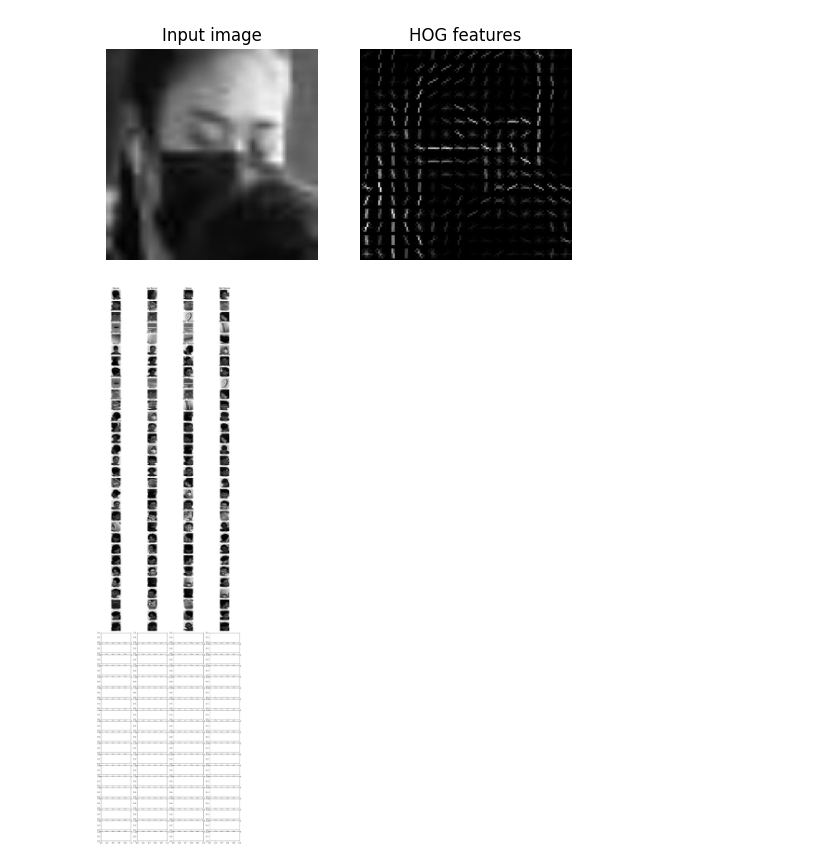
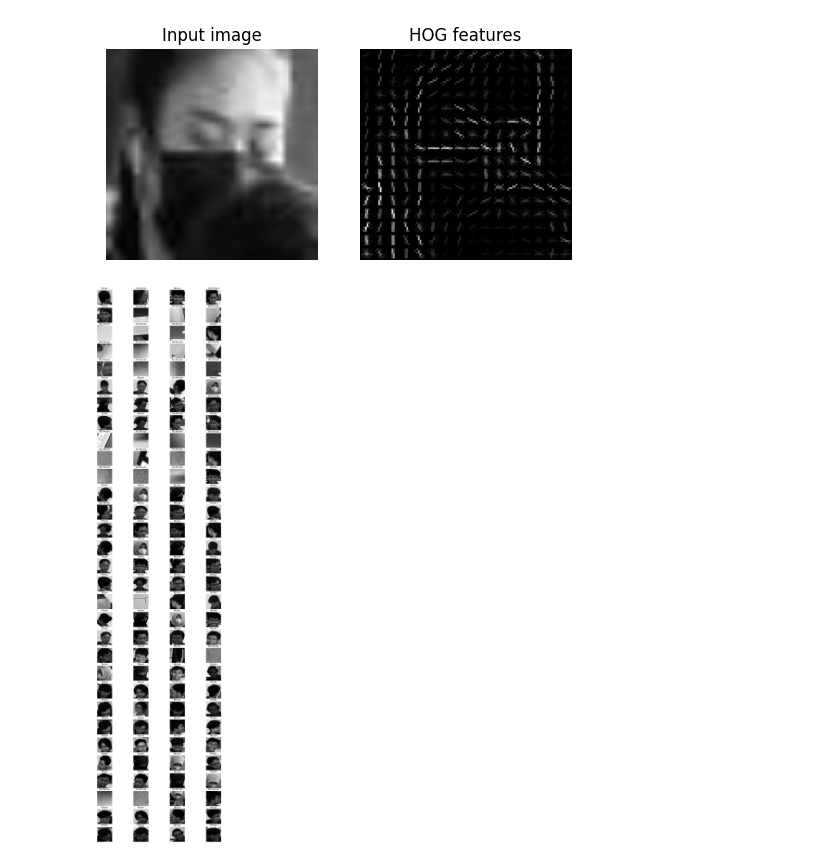
Before and after one commit to 4gungnand/pp-counter, a Jupyter notebook: load.ipynb, the cells around one changed output. Cells and saved outputs as stored; diff of their text form; code cells hidden in the pictures.

```diff
--- a/load.ipynb
+++ b/load.ipynb
@@ -95,7 +95,7 @@ def extract_features(images):
     for image in images:
         image = cv2.resize(image, IMAGE_SIZE)
         # Hog features
-        hog_features = hog(image, orientations=9, pixels_per_cell=(8, 8),
+        hog_features = hog(image, orientations=9, pixels_per_cell=(16, 16),
                            cells_per_block=(2, 2), transform_sqrt=True, block_norm="L2")
         features.append(hog_features)
     return np.array(features)
@@ -316,54 +316,66 @@ for filename in os.listdir(input_dir_test):
                 # Save the cropped image based on the object type (1 means person)
                 cv2.imwrite(os.path.join(output_dir_test, f'{filename}-{i}_1.jpg'), crop_img)
             else:
-                # Get the bounding box coordinates for non-person objects
-                bndbox = obj.find('bndbox')
-                x1 = int(bndbox.find('xmin').text)
-                y1 = int(bndbox.find('ymin').text)
-                x2 = int(bndbox.find('xmax').text)
-                y2 = int(bndbox.find('ymax').text)
+            #     # Get the bounding box coordinates for non-person objects
+            #     bndbox = obj.find('bndbox')
+            #     x1 = int(bndbox.find('xmin').text)
+            #     y1 = int(bndbox.find('ymin').text)
+            #     x2 = int(bndbox.find('xmax').text)
+            #     y2 = int(bndbox.find('ymax').text)
 
-                # Crop and resize the object from the image
-                crop_img = img[y1:y2, x1:x2]
-                crop_img = cv2.resize(crop_img, crop_size)
+            #     # Crop and resize the object from the image
+            #     crop_img = img[y1:y2, x1:x2]
+            #     crop_img = cv2.resize(crop_img, crop_size)
 
-                # Save the cropped image based on the object type (0 means non-person)
-                cv2.imwrite(os.path.join(output_dir_test, f'{filename}-{i}_0.jpg'), crop_img)
+            #     # Save the cropped image based on the object type (0 means non-person)
+            #     cv2.imwrite(os.path.join(output_dir_test, f'{filename}-{i}_0.jpg'), crop_img)
+                # Generate negative samples
+                while True:
+                    # Choose a random location for the crop
+                    y = np.random.randint(0, img.shape[0] - crop_size[1])
+                    x = np.random.randint(0, img.shape[1] - crop_size[0])
+
+                    # If the crop does not overlap with any object, save it and break the loop
+                    if mask[y:y+crop_size[1], x:x+crop_size[0]].all():
+                        crop_img = img[y:y+crop_size[1], x:x+crop_size[0]]
+                        crop_img = cv2.resize(crop_img, crop_size)
+                        cv2.imwrite(os.path.join(output_dir_test, f'{filename}-{i}_0.jpg'), crop_img)
+                        break
 # %%
 # load the testing images from 'test' directory
 test_dir = output_dir_test
 test_images = []
 true_labels = []  # List to store the true labels
 for filename in os.listdir(test_dir):
     image = cv2.imread(os.path.join(test_dir, filename))
     if image is not None:
         image = cv2.cvtColor(image, cv2.COLOR_BGR2GRAY)  # Convert to grayscale
         test_images.append(image)
 
         # Add the true label based on the filename
         if filename.endswith('1.jpg'):  # adjust as necessary
             true_labels.append(1)
         else:
             true_labels.append(0)
 
 # Extract HOG features for the test images
 test_features = extract_features(test_images)
 
 # Scale the test features
 test_features_scaled = scaler.transform(test_features)
 
 # Predict the labels for the test set
 test_pred = model.predict(test_features_scaled)
 
 # Visualize the test images with the predicted labels
-fig, axes = plt.subplots(50, 4, figsize=(15, 60))
+fig, axes = plt.subplots(31, 4, figsize=(15, 60))
 for i, (image, pred) in enumerate(zip(test_images, test_pred)):
     axes[i // 4, i % 4].imshow(image, cmap='gray')
     axes[i // 4, i % 4].axis('off')
     axes[i // 4, i % 4].set_title('Person' if pred == 1 else 'Not Person')
 plt.show()
 # %% [output]
-[figure, old version]
+[figure, new version]
 # %%
 # Calculate the confusion matrix
 cm = confusion_matrix(true_labels, test_pred)
```
Also changed, not shown: parts of 6 cells of this notebook.
